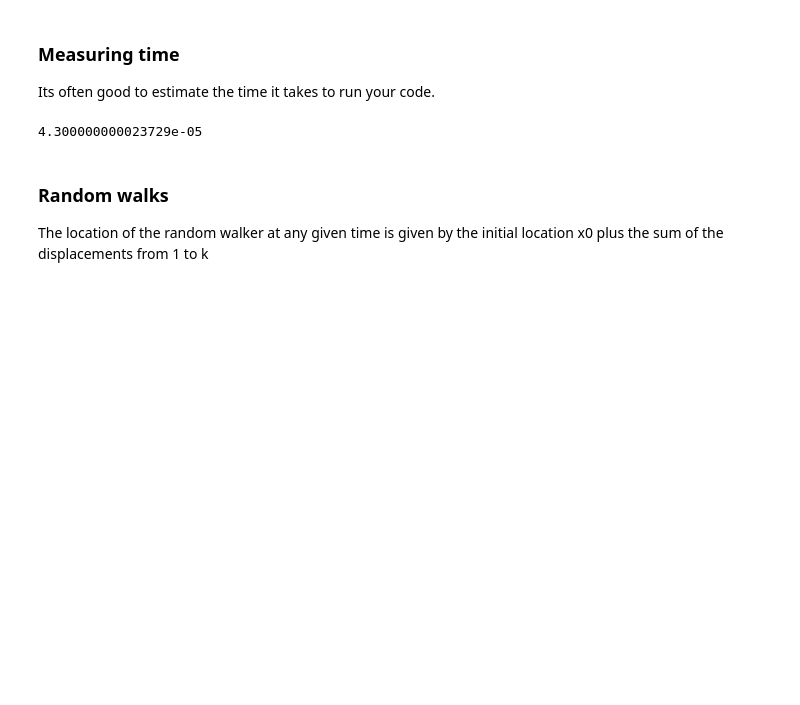
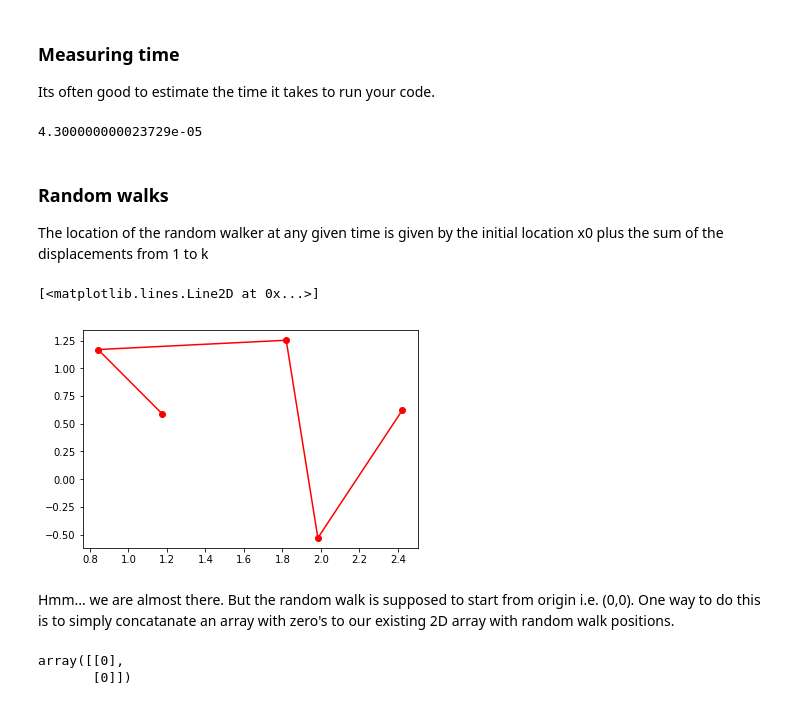
Before and after one commit to nsarode/Python_classNotes, a Jupyter notebook: Matplotlib.ipynb, the cells around one changed output. Drawn from its saved outputs; the diff is of its cells as text; code cells hidden in the pictures; blank space fills up the shorter version.

```diff
--- a/Matplotlib.ipynb
+++ b/Matplotlib.ipynb
@@ -527,3 +527,20 @@ time_elapsed
 # %% [markdown]
 ### Random walks
 The location of the random walker at any given time is given by the initial location x0 plus the sum of the displacements from 1 to k
+# %%
+import numpy as np
+delta_X = np.random.normal(0,1,(2,5)) # random displacement. the table has 2 rows, where first row is X axis, second row is Y axis. The number of cols is based on the number of displacements you want to test (always start small to test)
+X = np.cumsum(delta_X, axis= 1) # position of the random walker at any given time. Taking cumulative sum over all columns
+plt.plot(X[0],X[1],"ro-")
+#plt.savefig("filename.pdf")
+# %% [output]
+[<matplotlib.lines.Line2D at 0x...>]
+[figure, added]
+# %% [markdown]
+Hmm... we are almost there. But the random walk is supposed to start from origin i.e. (0,0). One way to do this is to simply concatanate an array with zero's to our existing 2D array with random walk positions.
+# %%
+X_0 = np.array([[0],[0]]) # array with two rows (x and y axis) containing a single element zero
+X_0
+# %% [output]
+array([[0],
+       [0]])
```
Also changed, not shown: parts of 27 cells of this notebook.
